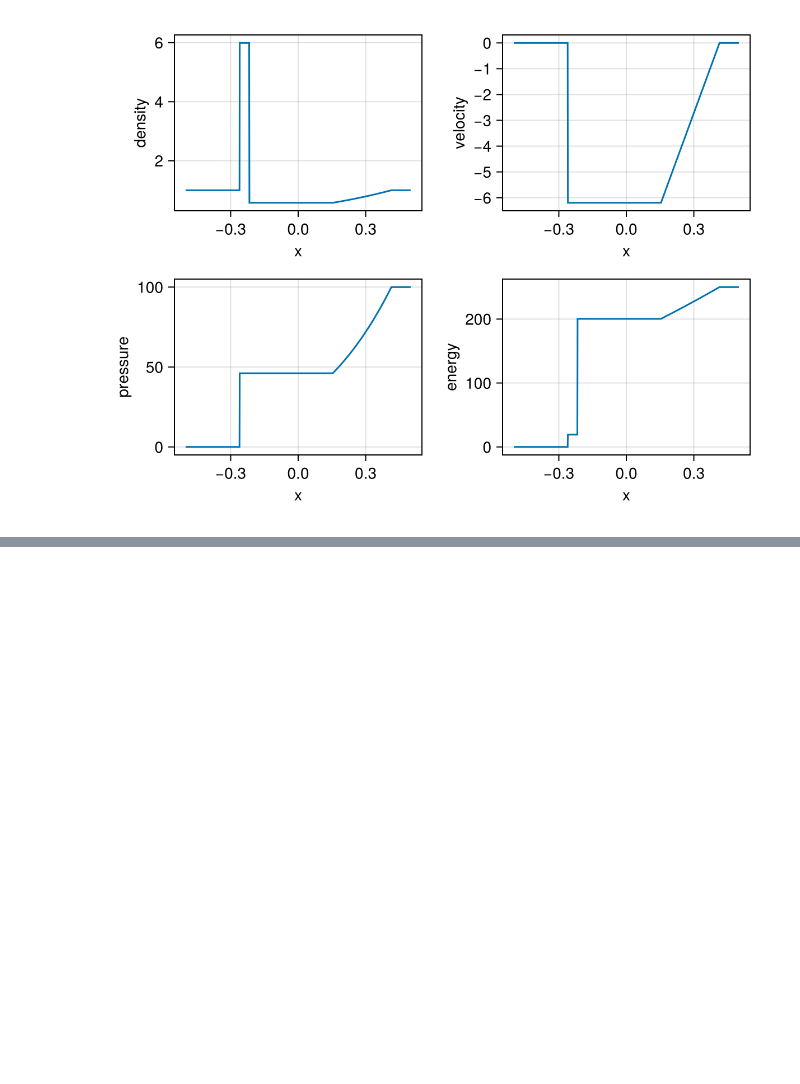
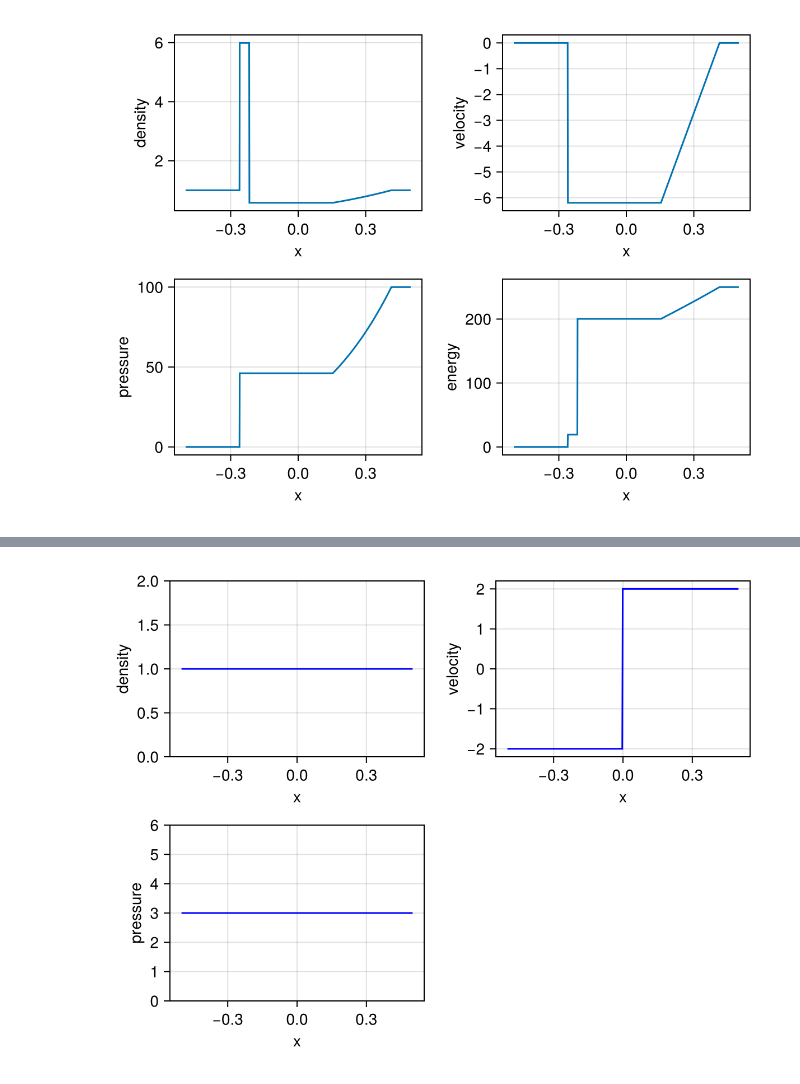
Before and after one commit to dominic-chang/cfd-experiments, a Jupyter notebook: src/eulers.ipynb, the cells around one changed output, grey strips where cells are left out. Saved outputs shown, nothing was run; the diff lists cells and outputs as text; code cells hidden in the pictures; blank space fills up the shorter version.

```diff
--- a/src/eulers.ipynb
+++ b/src/eulers.ipynb
@@ -401,0 +509,93 @@ $$
+# %%
+using CairoMakie
+using IJulia
+L = 500
+xf = 0.5
+xi = -0.5
+Δx = (xf - xi)/L
+cfl = 0.5
+Δt = cfl * Δx
+x = range(xi, xf, length=L)
+γ = 1.4
+u1 = zeros(L); u1_prev = zeros(L)
+u2 = zeros(L); u2_prev = zeros(L)
+u3 = zeros(L); u3_prev = zeros(L)
+
+function initial_conditions(u1_prev, u2_prev, u3_prev)
+    conds1 = prims2cons(1.0, -2.0, 0.4)
+    conds2 = prims2cons(1.0, 2.0, 0.4)
+    for i in 1:L
+        u1_prev[i] = i < L/2 ? conds1[1] : conds2[1]
+        u2_prev[i] = i < L/2 ? conds1[2] : conds2[2]
+        u3_prev[i] = i < L/2 ? conds1[3] : conds2[3]
+    end
+end
+
+function boundary_conditions(u1, u2, u3)
+    conds1 = prims2cons(1.0, -2.0, 0.4)
+    conds2 = prims2cons(1.0, 2.0, 0.4)
+
+    u1[1] = conds1[1]
+    u1[end] = conds2[1]
+    u2[1] = conds1[2]
+    u2[end] = conds2[2]
+    u3[1] = conds1[3]
+    u3[end] = conds2[3]
+end
+
+function pressure(u1, u2, u3; γ=1.4)
+    return (γ - 1) * u1 * (u3 - 1/2 * (u2 / u1)^2)
+end
+
+function energy(p1, p2, p3)
+    return p2^2/2 +p3/((γ-1)*p1)
+end
+
+function cons2prims(u1, u2, u3)
+    ρ = u1
+    v = u2 ./ u1
+    p = pressure(u1, u2, u3)
+    return ρ, v, p
+end
+function prims2cons(ρ, v, p)
+    u1 = ρ
+    u2 = ρ .* v
+    u3 = energy(ρ, v, p)
+    return u1, u2, u3
+end
+
+function flux(u1, u2, u3; γ=1.4)
+    p = (γ - 1) * u1*(u3 - 1/2 * (u2 / u1)^2)
+    return [u2, u2^2/u1+p, (u3+p)*u2/u1]
+end
+
+function time_step(u1, u2, u3, u1_prev, u2_prev, u3_prev, Δt, Δx)
+    a = maximum(abs.((maximum(u1), maximum(u2), maximum(u3))))
+    Δt = cfl * Δx/ a
+    σ = Δt / Δx
+    for (I) in 2:(L-1)
+        f1, f2, f3 = (flux(u1_prev[I+1], u2_prev[I+1], u3_prev[I+1]) - flux(u1_prev[I-1], u2_prev[I-1], u3_prev[I-1]))
+        u1[I] = 1/2*(u1_prev[I+1]+u1_prev[I-1]) - σ * (1/2) * f1
+        u2[I] = 1/2*(u2_prev[I+1]+u2_prev[I-1]) - σ * (1/2) * f2
+        u3[I] = 1/2*(u3_prev[I+1]+u3_prev[I-1]) - σ * (1/2) * f3
+    end
+    u1_prev .= u1
+    u2_prev .= u2
+    u3_prev .= u3
+    return
+end
+
+initial_conditions(u1_prev, u2_prev, u3_prev)
+initial_conditions(u1, u2, u3)
+boundary_conditions(u1, u2, u3)
+boundary_conditions(u1_prev, u2_prev, u3_prev)
+fig = Figure()
+ax = Axis(fig[1, 1], ylabel= "density", xlabel="x")
+lines!(ax, x, u1_prev, color = :blue)
+ax = Axis(fig[1, 2], ylabel= "velocity", xlabel="x")
+lines!(ax, x, u2_prev, color = :blue)
+ax = Axis(fig[2, 1], ylabel= "pressure", xlabel="x")
+lines!(ax, x, u3_prev, color = :blue)
+display(fig)
+# %% [output]
+[figure, added]
```
Also changed, not shown: parts of 7 cells of this notebook, 1 other file.
